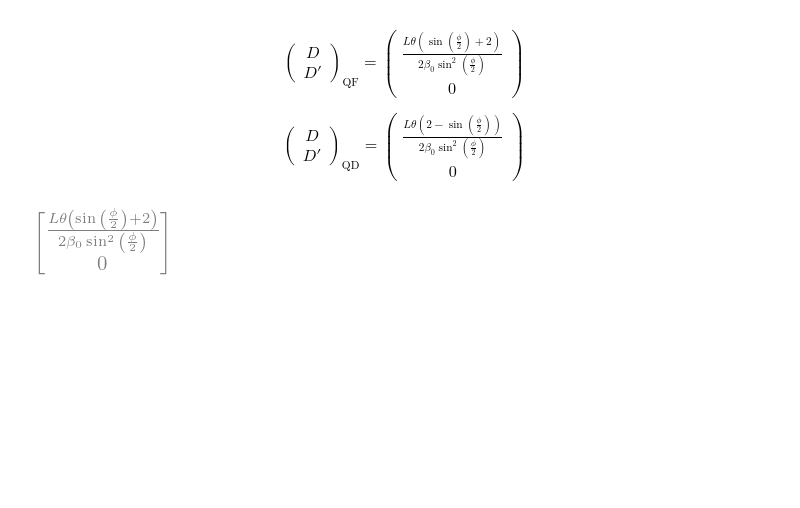
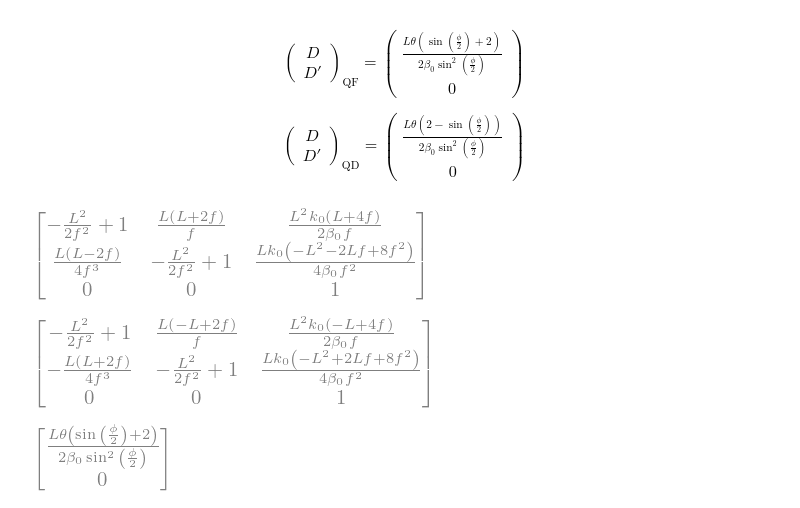
Before and after one commit to tomerten/acchamiltoniansandmatrices, a Jupyter notebook: acchamiltoniansandmatrices/Examples/Notebooks/Example_FODO_with_Matrix_Tracking.ipynb, the cells around one changed output. Drawn from its saved outputs; the diff is of its cells as text; code cells hidden in the pictures; blank space fills up the shorter version.

```diff
--- a/acchamiltoniansandmatrices/Examples/Notebooks/Example_FODO_with_Matrix_Tracking.ipynb
+++ b/acchamiltoniansandmatrices/Examples/Notebooks/Example_FODO_with_Matrix_Tracking.ipynb
@@ -398,6 +415,14 @@ D'
 0
 \end{pmatrix}
 $$
+# %%
+Mfododisp[[0,1,5],[0,1,5]]
+# %% [output]
+[figure, added]
+# %%
+MfododispMid[[0,1,5],[0,1,5]]
+# %% [output]
+[figure, added]
 # %%
 DQFv=together(simplify(Inverse(eye(2)-Mfododisp[:2,:2])*Mfododisp[:2,5]).subs(f,L/2/sin(phi/2)).subs(L*k0,theta).expand())
 DQFv
```
Also changed, not shown: parts of 79 cells of this notebook, 1 other file.
